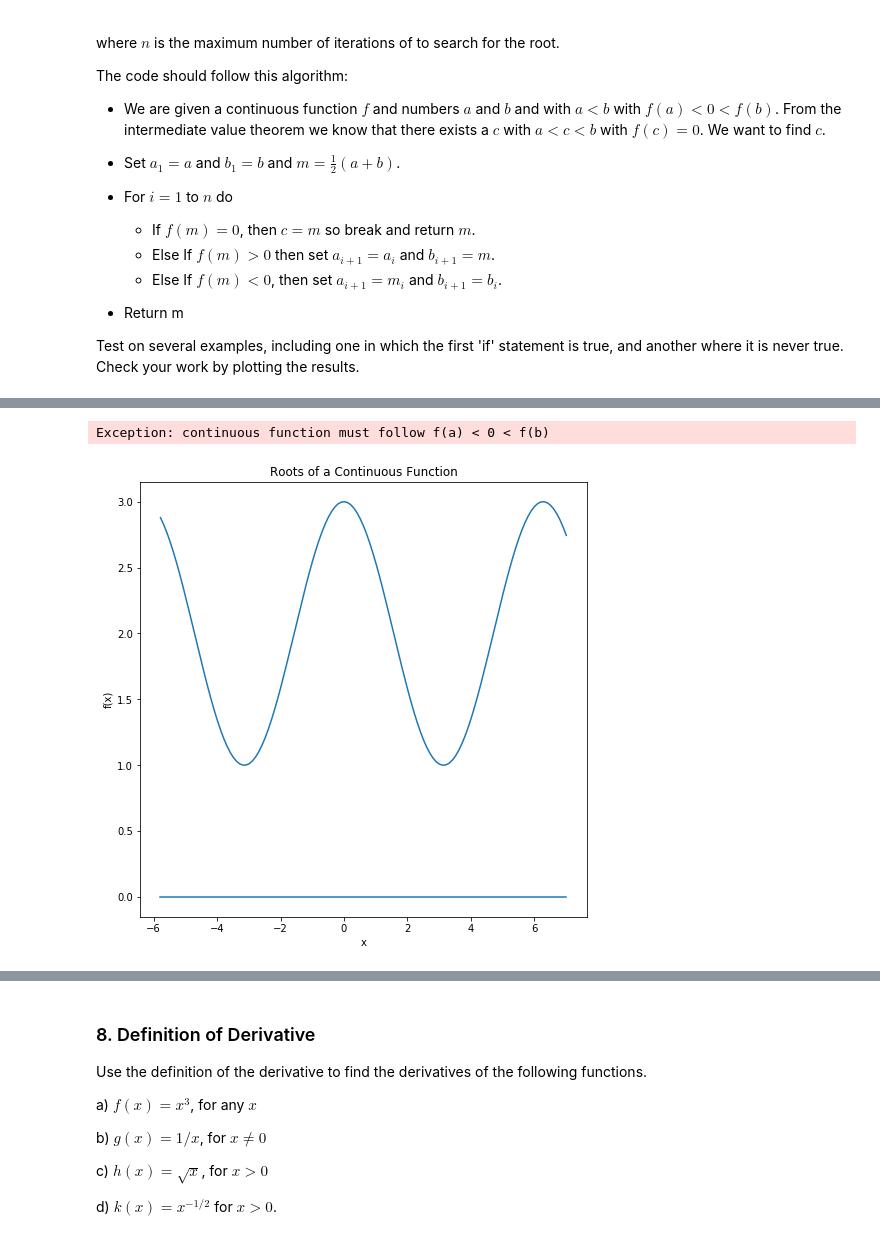
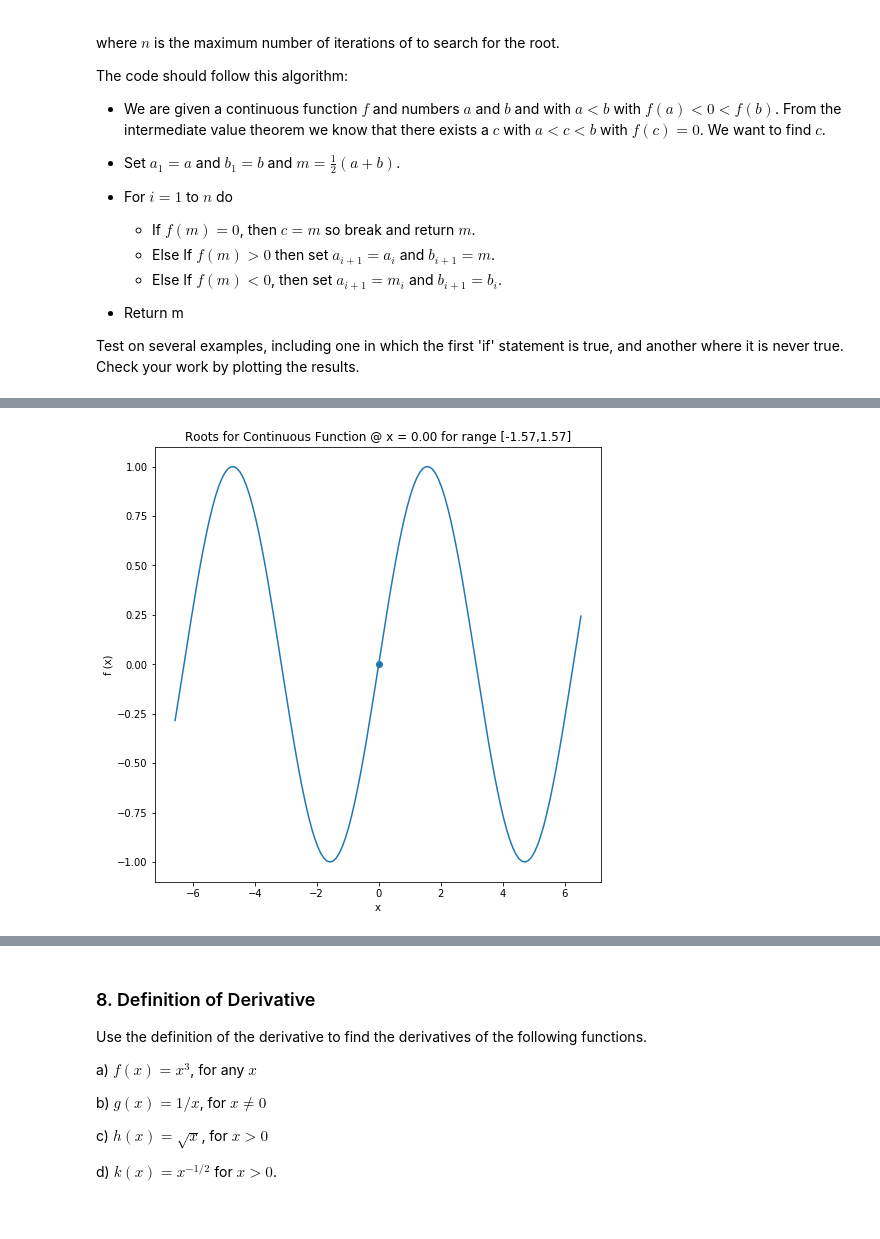
Before and after one commit to kegedy/EE502P, a Jupyter notebook: hw/kevin/HW03.ipynb, the cells around one changed output, grey strips where cells are left out. Drawn from its saved outputs; the diff is of its cells as text; code cells hidden in the pictures.

```diff
--- a/hw/kevin/HW03.ipynb
+++ b/hw/kevin/HW03.ipynb
@@ -254,20 +317,9 @@ def find_root(f,a,b,n):
     b : end of interval
     n : maximum number of iterations
     '''
-    m = (1/2)*(a+b)
     A = [a]
     B = [b]
-    M = [m]
-    c = None
-    x = np.arange(a-5,b+5,0.1)
 
-    # Plot continuous function f
-    fig,ax = plt.subplots(figsize=(8,8))
-    plt.plot(x,f(x))
-    plt.plot(x,np.zeros(len(x)),color='C0')
-    plt.title('Roots of a Continuous Function')
-    plt.xlabel('x')
-    plt.ylabel('f(x)')
     # Check conditions hold
     if (a>b): tmp=b;b=a;a=tmp
     if f(a)>f(b): raise Exception('continuous function must follow f(a) < 0 < f(b)')
@@ -278,8 +330,6 @@ def find_root(f,a,b,n):
     for i in range(1,n+1):
         a_prev,b_prev = A[-1],B[-1]
         m = (1/2)*(a_prev+b_prev)
-        plt.scatter(a_prev,f(a_prev),color='green',marker='o')
-        plt.scatter(b_prev,f(b_prev),color='red',marker='o')
         if f(m) == 0:
             c = m
             break
@@ -289,5 +339,4 @@ def find_root(f,a,b,n):
         else:
             A.append(m)
             B.append(b_prev)
-    plt.show()
     return m
@@ -299,6 +343,30 @@ find_root(np.sin,-1/2*np.pi,1/2*np.pi,7)
-# %%
-mycos = lambda x: np.cos(x)+2
-find_root(mycos,-1/4*np.pi,2/3*np.pi,7)
-# %% [output]
-Exception: continuous function must follow f(a) < 0 < f(b)
-[figure, removed]
+# %%
+def plot_roots(a,b,f,r):
+    '''Plot continuous function f and roots between [a,b]'''
+    x = np.arange(a-5,b+5,0.1)
+    fig,ax = plt.subplots(figsize=(8,8))
+    plt.plot(x,f(x))
+    if r is not None:
+        plt.scatter(r,f(r))
+        plt.title(f'Roots for Continuous Function @ x = {r:.2f} for range [{a:.2f},{b:.2f}]')
+    else:
+        plt.title('No Roots for Continuous Function')
+    plt.xlabel('x')
+    plt.ylabel('f (x)');
+# %%
+# Define parameters
+f = np.sin
+a = -1/2*np.pi
+b = 1/2*np.pi
+n = 10
+r = None
+
+try:
+    r = find_root(f,a,b,n)
+
+except Exception as error:
+    print(error)
+
+plot_roots(a,b,f,r)
+# %% [output]
+[figure, added]
```
Also changed, not shown: parts of 44 cells of this notebook.
